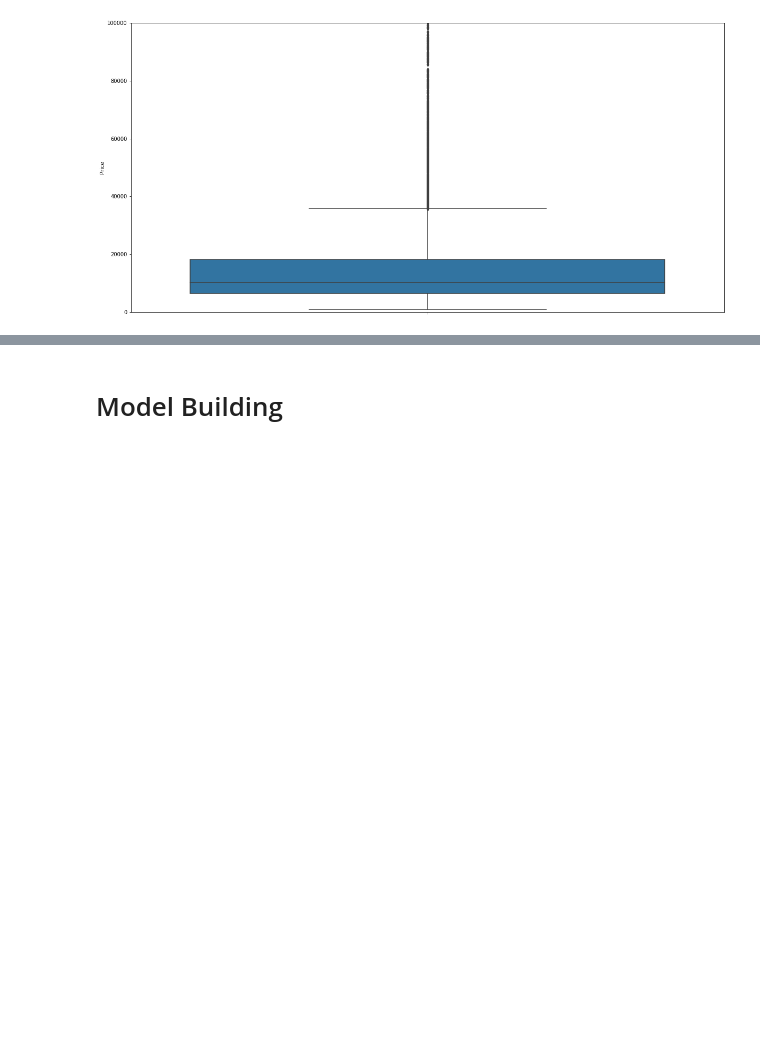
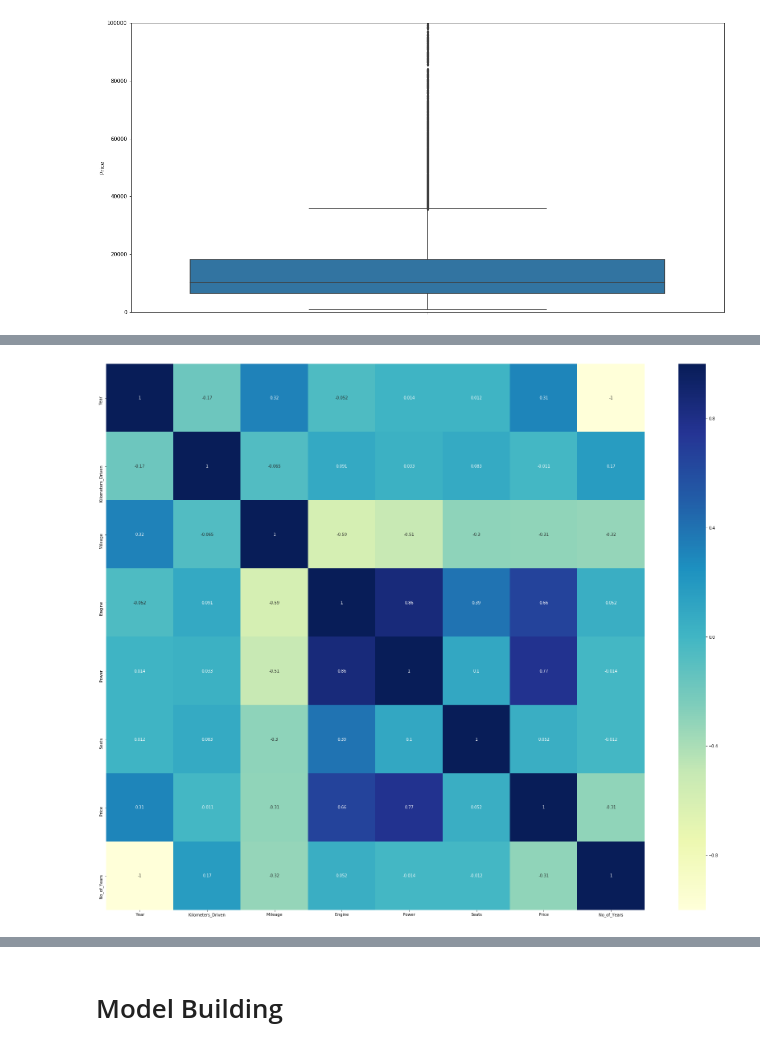
Before and after one commit to DAB-400-Capstone/Final-project, a Jupyter notebook: Project .ipynb, the cells around one changed output, grey strips where cells are left out. Cells and saved outputs as stored; diff of their text form; code cells hidden in the pictures; blank space fills up the shorter version.

```diff
--- a/Project .ipynb
+++ b/Project .ipynb
@@ -462,3 +485,10 @@ cars.head()
 | 2 | Honda Jazz V | Chennai | 2011 | 46000 | Petrol | Manual | First | 18.20 | 1199.0 | ... |
 | 3 | Maruti Ertiga VDI | Chennai | 2012 | 87000 | Diesel | Manual | First | 20.77 | 1248.0 | ... |
 | 4 | Audi A4 New 2.0 TDI Multitronic | Coimbatore | 2013 | 40670 | Diesel | Automatic | Second | 15.20 | 1968.0 | ... |
+# %%
+# Correlation Heat map
+plt.figure(figsize = (30, 25))
+sns.heatmap(cars.corr(), annot = True, cmap="YlGnBu")
+plt.show()
+# %% [output]
+[figure, added]
```
Also changed, not shown: parts of 39 cells of this notebook.
